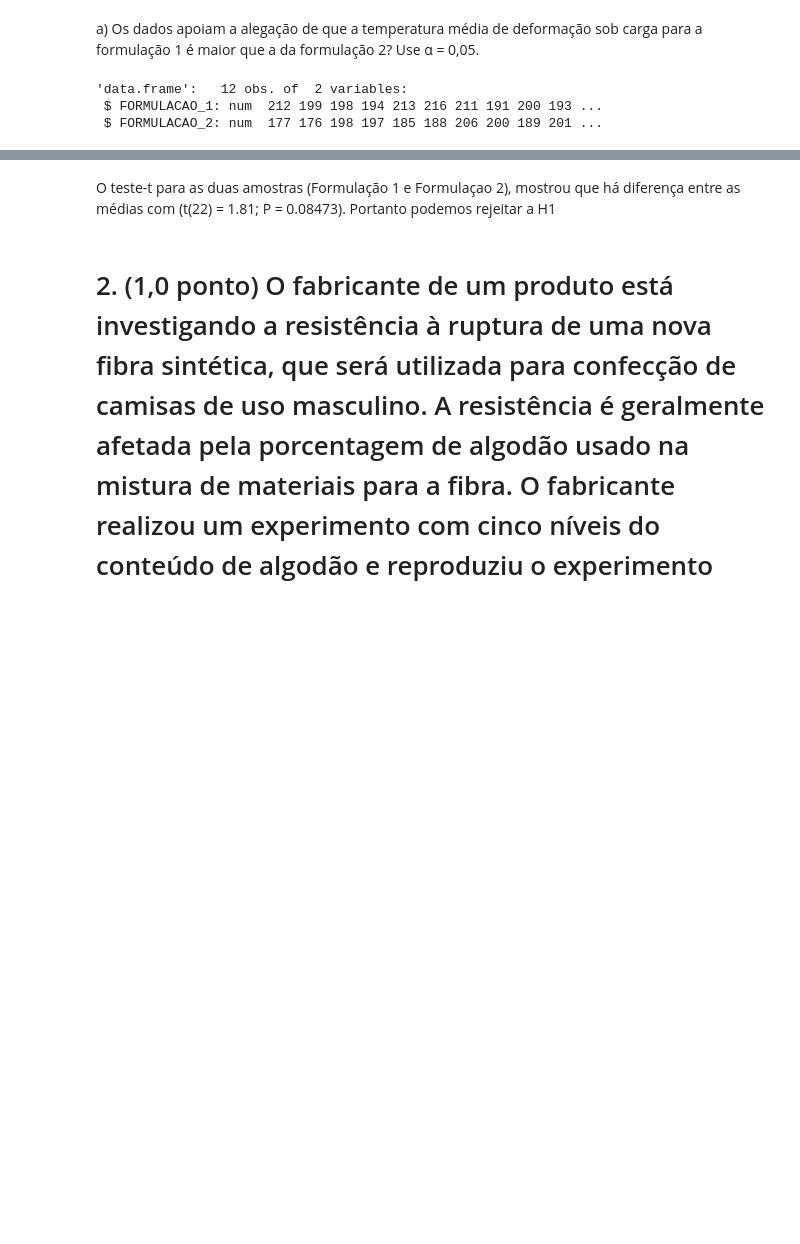
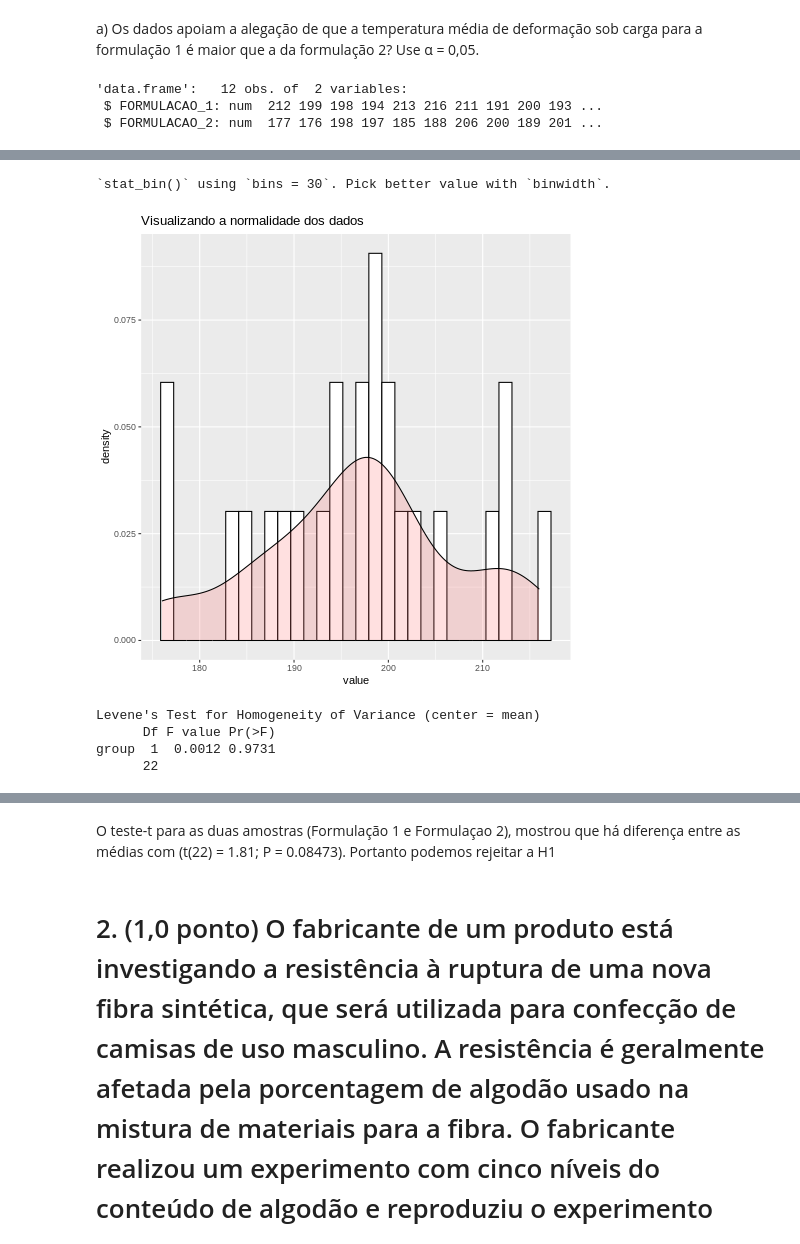
Before and after one commit to uervitonsantos/Estudo_Sobre_Estatistica_Frequentista_E_Metodos_Quantitativos, a Jupyter notebook: Avaliação_Métodos_Quantitativo.ipynb, the cells around one changed output, grey strips where cells are left out. Cells and saved outputs as stored; diff of their text form; code cells hidden in the pictures; blank space fills up the shorter version.

```diff
--- a/Avaliação_Métodos_Quantitativo.ipynb
+++ b/Avaliação_Métodos_Quantitativo.ipynb
@@ -61,0 +88,6 @@ H1: Os grupos possuem médias diferente
+# %%
+%%R
+# pivot_longer()"aumenta" os dados, aumentando o número de linhas e diminuindo o número de colunas.
+# https://tidyr.tidyverse.org/reference/pivot_longer.html
+col_form <- FORMULACAO %>% pivot_longer(cols = everything(), names_to = "formulacao")
+col_form
@@ -61,0 +110,17 @@ H1: Os grupos possuem médias diferente
+# %%
+%%R
+ggplot(col_form, aes(x=value)) + geom_histogram(aes(y=..density..), colour="black", fill="white")+
+ geom_density(alpha=.2, fill="#FF6666") + ggtitle("Visualizando a normalidade dos dados")
+# %% [output]
+`stat_bin()` using `bins = 30`. Pick better value with `binwidth`.
+[figure, added]
+# %%
+%%R
+# teste de Levene para verificar a homogeneidade de variancias
+# https://pt.wikipedia.org/wiki/Teste_de_Levene
+leveneTest(value ~ formulacao, data = col_form, center=mean)
+# %% [output]
+Levene's Test for Homogeneity of Variance (center = mean)
+      Df F value Pr(>F)
+group  1  0.0012 0.9731
+      22
```
Also changed, not shown: parts of 19 cells of this notebook.
